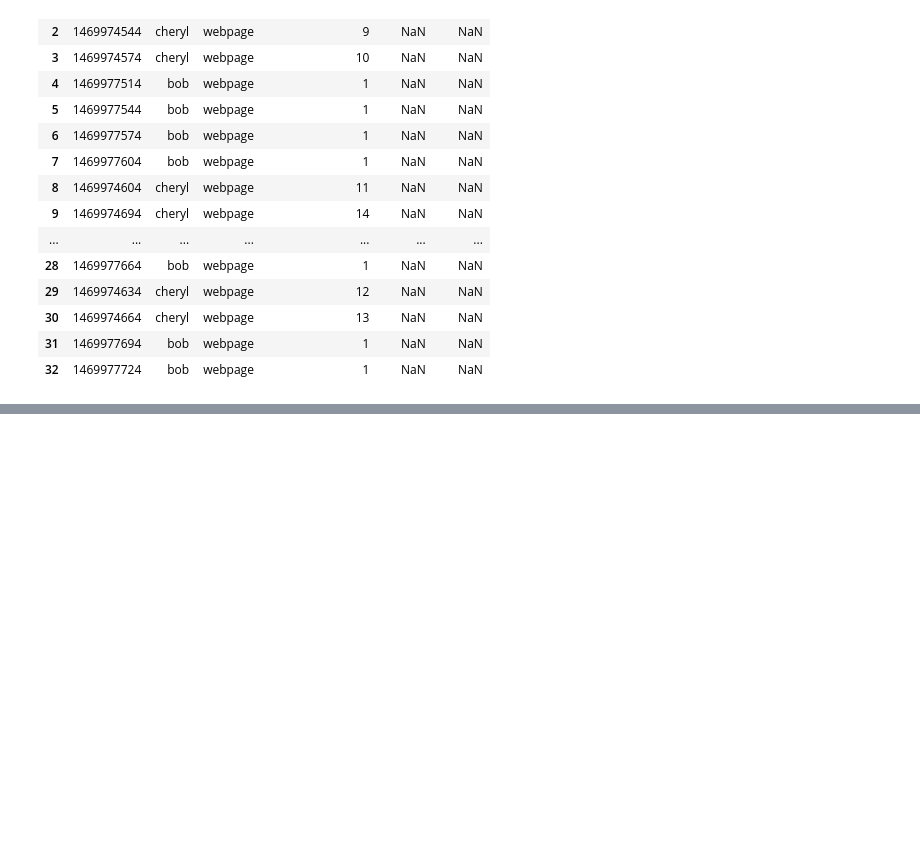
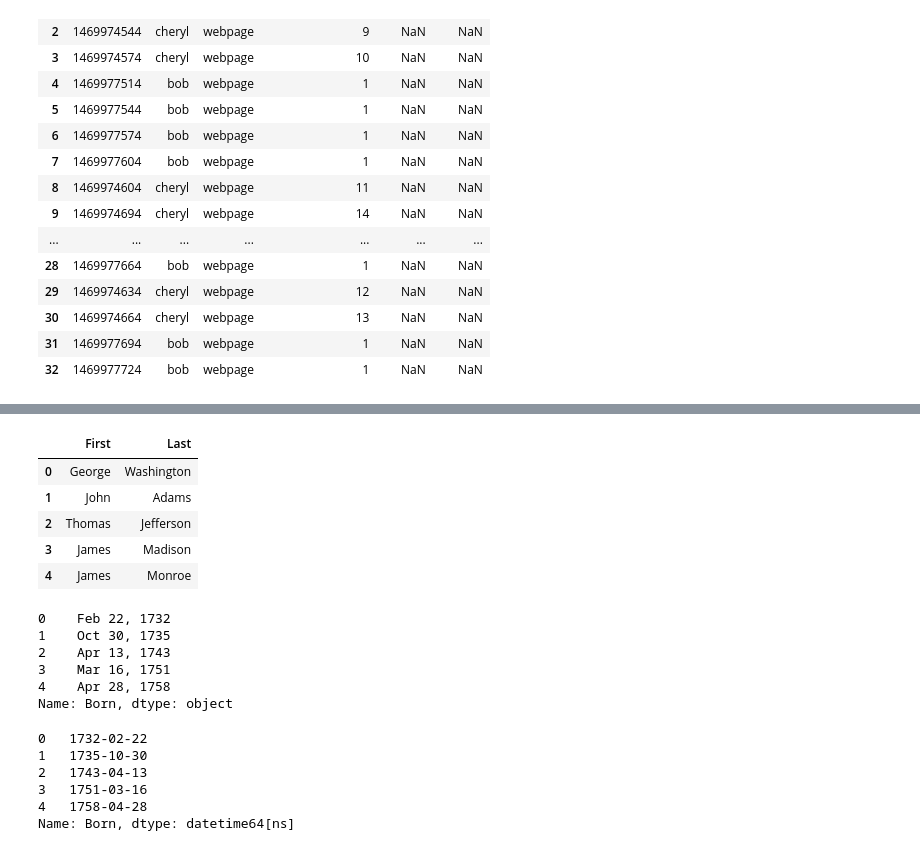
Before and after one commit to smeteo/Applied-DS-with-Python, a Jupyter notebook: Week2_Pandas.ipynb, the cells around one changed output, grey strips where cells are left out. Cells and saved outputs as stored; diff of their text form; code cells hidden in the pictures; blank space fills up the shorter version.

```diff
--- a/Week2_Pandas.ipynb
+++ b/Week2_Pandas.ipynb
@@ -661,0 +696,10 @@ df.replace(to_replace='.*.html$', value='webpage', regex=True)
+# %%
+pattern = '(?P<First>^[\w]*)(?:.* )(?P<Last>[\w]*$)'
+df['President'].str.extract(pattern).head()
+# %% [output]
+|  | First | Last |
+| 0 | George | Washington |
+| 1 | John | Adams |
+| 2 | Thomas | Jefferson |
+| 3 | James | Madison |
+| 4 | James | Monroe |
@@ -661,0 +708,18 @@ df.replace(to_replace='.*.html$', value='webpage', regex=True)
+# %%
+df['Born'].head()
+# %% [output]
+0    Feb 22, 1732
+1    Oct 30, 1735
+2    Apr 13, 1743
+3    Mar 16, 1751
+4    Apr 28, 1758
+Name: Born, dtype: object
+# %%
+pd.to_datetime(df['Born']).head()
+# %% [output]
+0   1732-02-22
+1   1735-10-30
+2   1743-04-13
+3   1751-03-16
+4   1758-04-28
+Name: Born, dtype: datetime64[ns]
```
Also changed, not shown: parts of 5 cells of this notebook, 1 other file.
